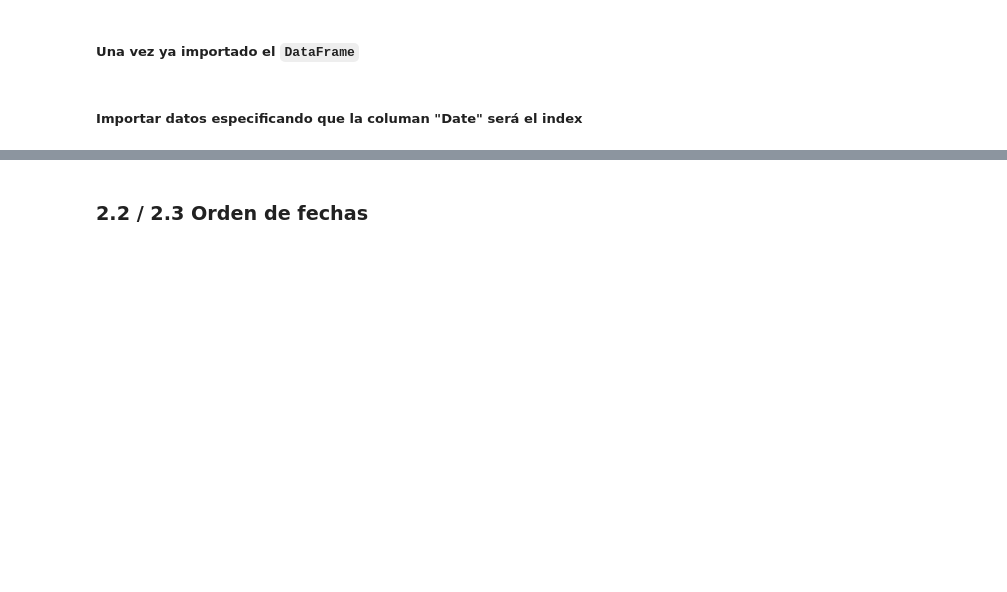
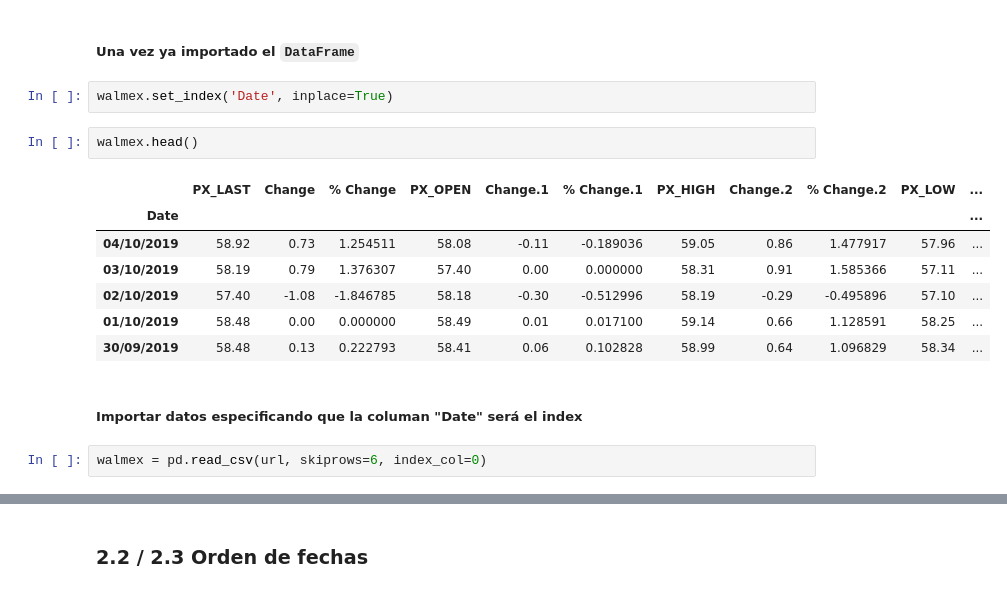
Before and after one commit to carlosdeoncedos/analisisdeinversion2021, a Jupyter notebook: Codigo/20211102Clase8.ipynb, the cells around one changed output, grey strips where cells are left out. Cells and saved outputs as stored; diff of their text form; blank space fills up the shorter version.

```diff
--- a/Codigo/20211102Clase8.ipynb
+++ b/Codigo/20211102Clase8.ipynb
@@ -151,5 +205,19 @@ Dos opciones para cambiar la columna "*__Date__*" al index:
 2. Importar los datos espcificando que la columna "_**Date**_" es el index.
 # %% [markdown]
 ##### Una vez ya importado el `DataFrame`
+# %%
+walmex.set_index('Date', inplace=True)
+# %%
+walmex.head()
+# %% [output]
+|  | PX_LAST | Change | % Change | PX_OPEN | Change.1 | % Change.1 | PX_HIGH | Change.2 | % Change.2 | PX_LOW | ... |
+| Date |  |  |  |  |  |  |  |  |  |  | ... |
+| 04/10/2019 | 58.92 | 0.73 | 1.254511 | 58.08 | -0.11 | -0.189036 | 59.05 | 0.86 | 1.477917 | 57.96 | ... |
+| 03/10/2019 | 58.19 | 0.79 | 1.376307 | 57.40 | 0.00 | 0.000000 | 58.31 | 0.91 | 1.585366 | 57.11 | ... |
+| 02/10/2019 | 57.40 | -1.08 | -1.846785 | 58.18 | -0.30 | -0.512996 | 58.19 | -0.29 | -0.495896 | 57.10 | ... |
+| 01/10/2019 | 58.48 | 0.00 | 0.000000 | 58.49 | 0.01 | 0.017100 | 59.14 | 0.66 | 1.128591 | 58.25 | ... |
+| 30/09/2019 | 58.48 | 0.13 | 0.222793 | 58.41 | 0.06 | 0.102828 | 58.99 | 0.64 | 1.096829 | 58.34 | ... |
 # %% [markdown]
 ##### Importar datos especificando que la columan "Date" será el index
+# %%
+walmex = pd.read_csv(url, skiprows=6, index_col=0)
```
Also changed, not shown: parts of 25 cells of this notebook.
